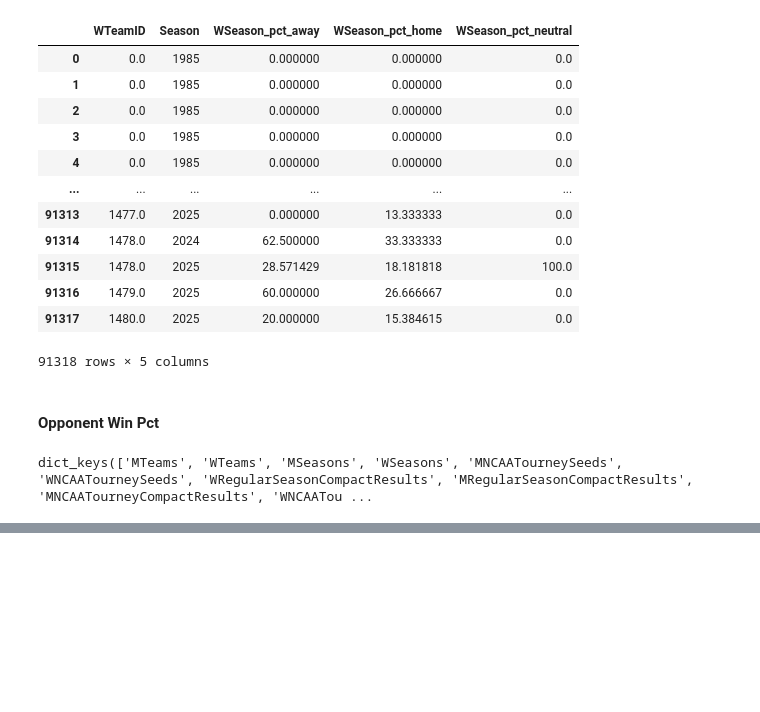
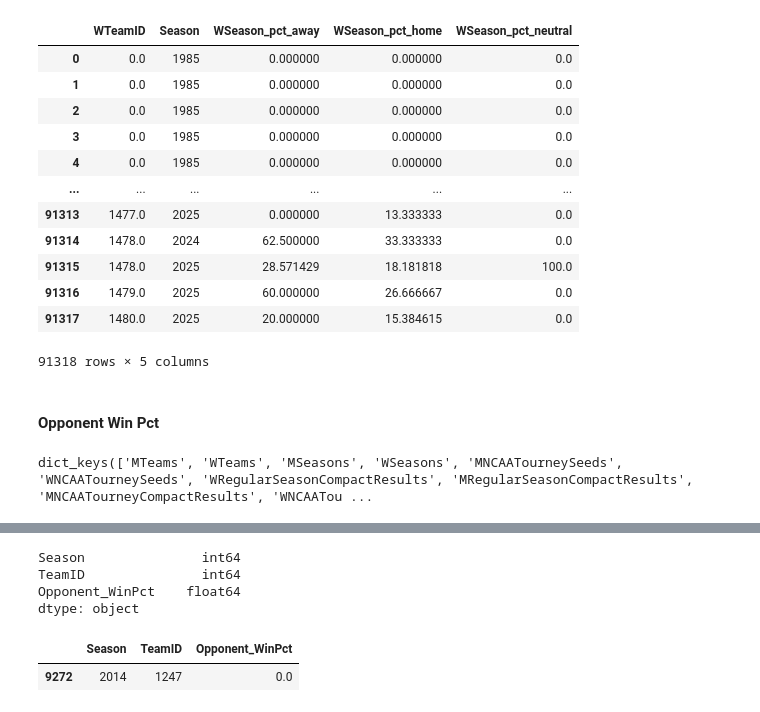
Before and after one commit to nikhil-rai-ds/march-machine-learning-mania-2025, a Jupyter notebook: EDA.ipynb, the cells around one changed output, grey strips where cells are left out. Drawn from its saved outputs; the diff is of its cells as text; code cells hidden in the pictures; blank space fills up the shorter version.

Commit message:
Added Opponent Pct

```diff
--- a/EDA.ipynb
+++ b/EDA.ipynb
@@ -1430,2 +1450,14 @@ print(data)
 # %%
 temp_season.columns
+# %%
+temp_opppct.dtypes
+# %% [output]
+Season               int64
+TeamID               int64
+Opponent_WinPct    float64
+dtype: object
+# %%
+temp_opppct[ (temp_opppct['Season'] == 2014 ) & (temp_opppct['TeamID'] == 1247)   ]
+# %% [output]
+|  | Season | TeamID | Opponent_WinPct |
+| 9272 | 2014 | 1247 | 0.0 |
```
Also changed, not shown: parts of 3 cells of this notebook, 1 other file.
